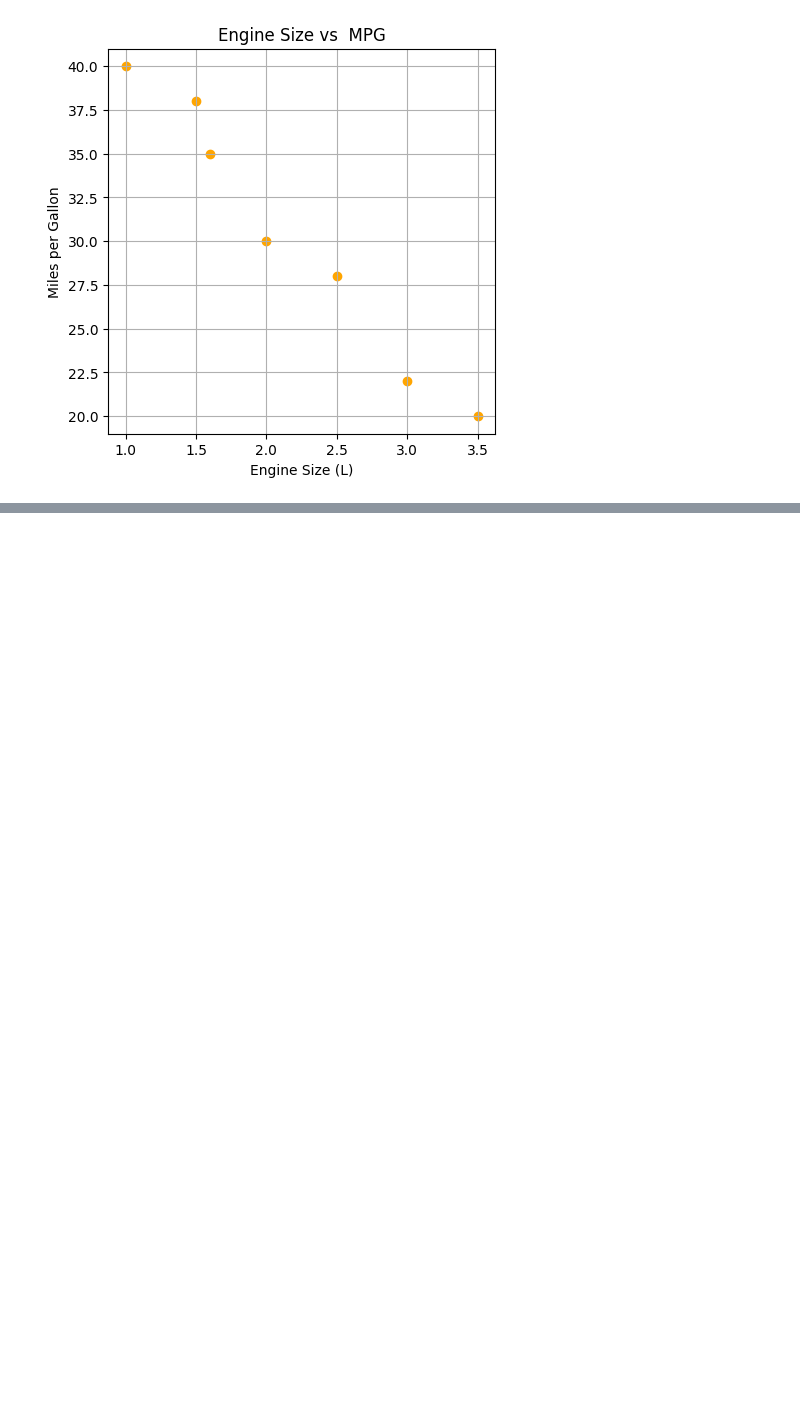
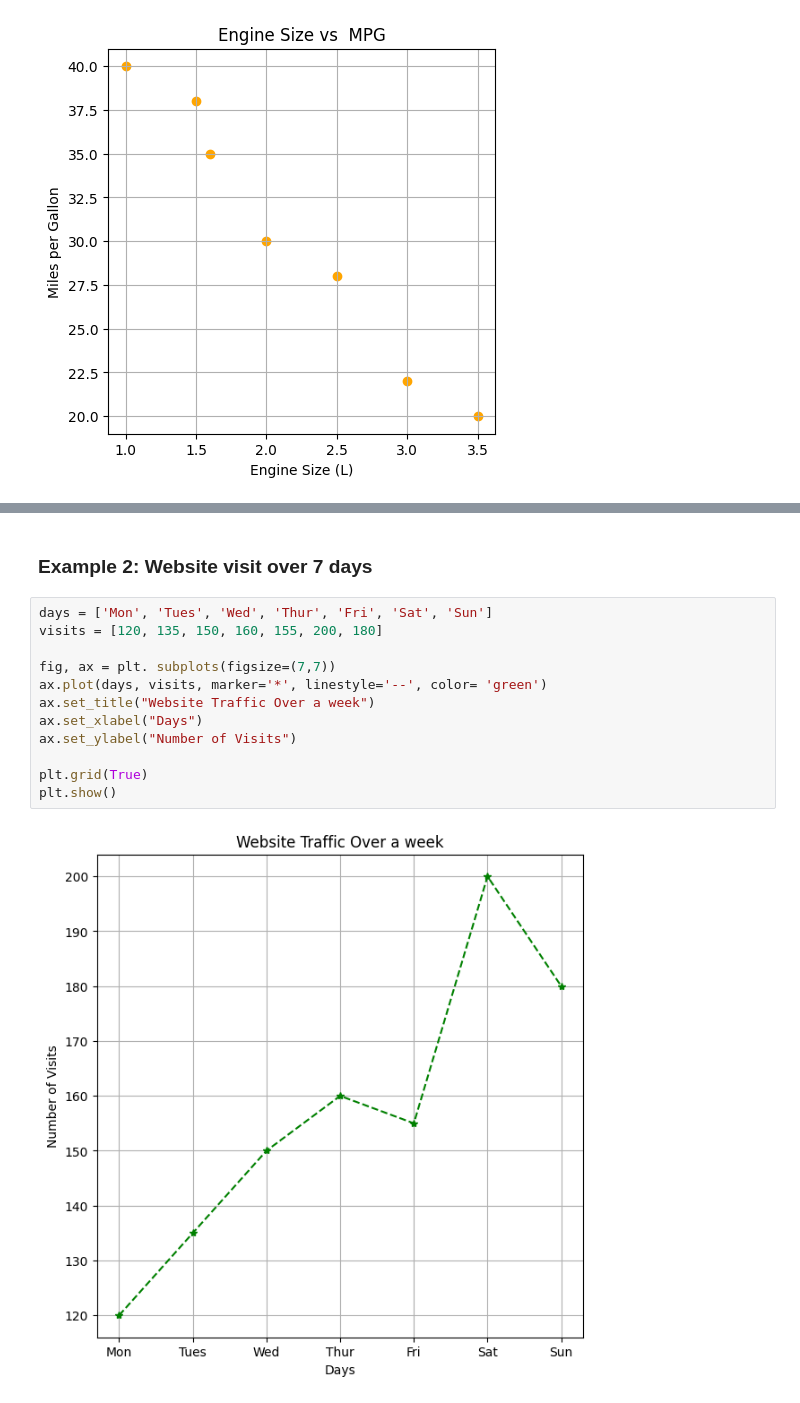
Before and after one commit to HABUDANHAYABK/ArewaDS-Machine-Learning, a Jupyter notebook: Data-Visualizations/Visualization-relationships/notebook.ipynb, the cells around one changed output, grey strips where cells are left out. Saved outputs shown, nothing was run; the diff lists cells and outputs as text; blank space fills up the shorter version.

```diff
--- a/Data-Visualizations/Visualization-relationships/notebook.ipynb
+++ b/Data-Visualizations/Visualization-relationships/notebook.ipynb
@@ -56,0 +84,16 @@ plt.show()
+# %% [markdown]
+### Example 2: Website visit over 7 days
+# %%
+days = ['Mon', 'Tues', 'Wed', 'Thur', 'Fri', 'Sat', 'Sun']
+visits = [120, 135, 150, 160, 155, 200, 180]
+
+fig, ax = plt. subplots(figsize=(7,7))
+ax.plot(days, visits, marker='*', linestyle='--', color= 'green')
+ax.set_title("Website Traffic Over a week")
+ax.set_xlabel("Days")
+ax.set_ylabel("Number of Visits")
+
+plt.grid(True)
+plt.show()
+# %% [output]
+[figure, added]
```
Also changed, not shown: parts of 2 cells of this notebook.
